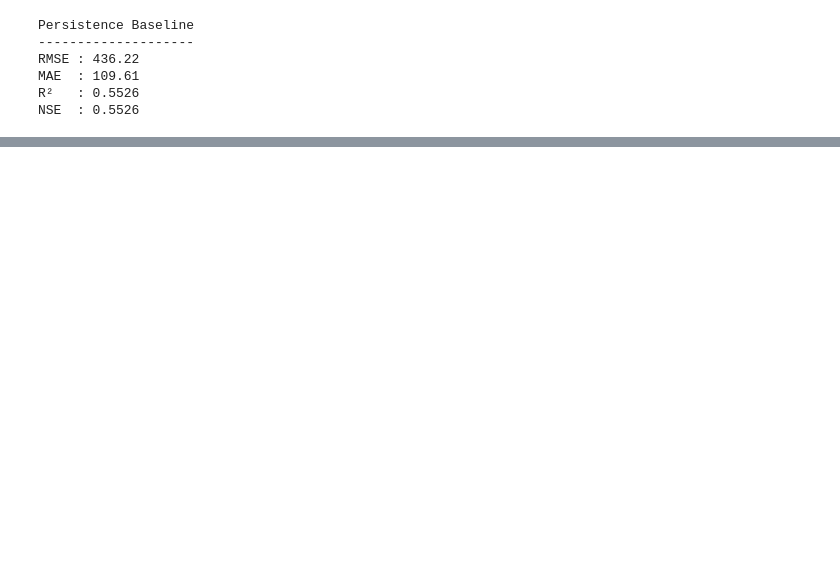
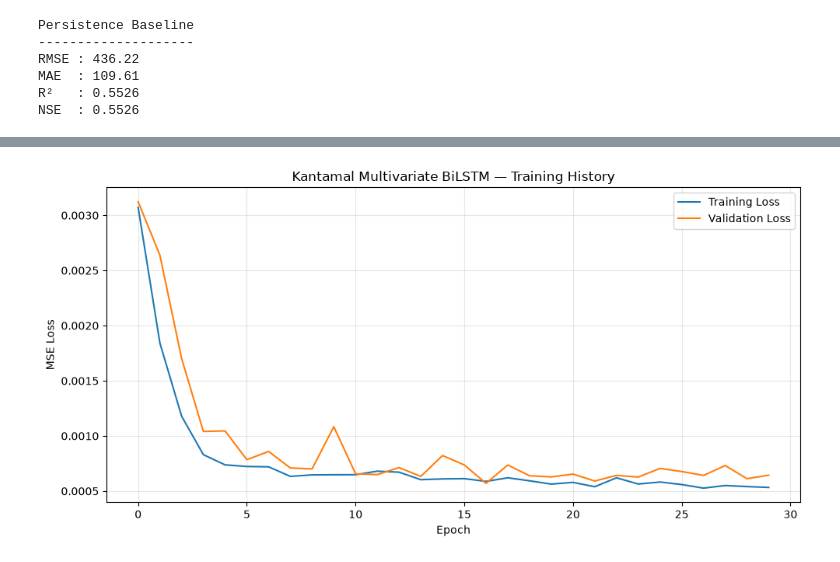
Before and after one commit to kar151A/kantamal-streamflow-forecasting, a Jupyter notebook: notebooks/02_kantamal_data_exploration.ipynb, the cells around one changed output, grey strips where cells are left out. Drawn from its saved outputs; the diff is of its cells as text; code cells hidden in the pictures; blank space fills up the shorter version.

Commit message:
trained bilstm and transformer

```diff
--- a/notebooks/02_kantamal_data_exploration.ipynb
+++ b/notebooks/02_kantamal_data_exploration.ipynb
@@ -985,0 +1036,22 @@ Predicted mean: 494.14
+# %%
+bilstm_model.compile(
+    optimizer=tf.keras.optimizers.Adam(
+        learning_rate=0.001
+    ),
+    loss="mse"
+)
+# %%
+history_bilstm = bilstm_model.fit(
+    X_train_scaled,
+    y_train_scaled,
+
+    validation_data=(
+        X_val_scaled,
+        y_val_scaled
+    ),
+
+    epochs=30,
+    batch_size=32,
+    shuffle=False,
+    verbose=1
+)
@@ -985,0 +1076,23 @@ Predicted mean: 494.14
+# %%
+plt.figure(figsize=(10, 5))
+
+plt.plot(
+    history_bilstm.history["loss"],
+    label="Training Loss"
+)
+
+plt.plot(
+    history_bilstm.history["val_loss"],
+    label="Validation Loss"
+)
+
+plt.xlabel("Epoch")
+plt.ylabel("MSE Loss")
+plt.title("Kantamal Multivariate BiLSTM — Training History")
+plt.legend()
+plt.grid(alpha=0.3)
+plt.tight_layout()
+
+plt.show()
+# %% [output]
+[figure, added]
```
Also changed, not shown: parts of 36 cells of this notebook, 1 other file.
